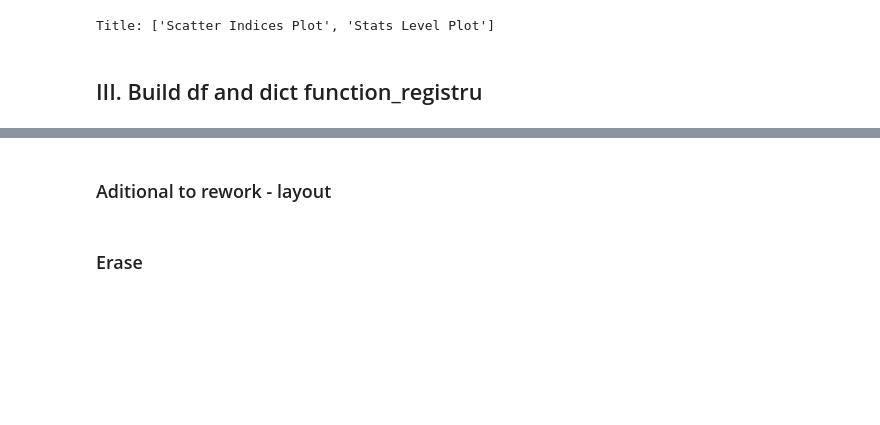
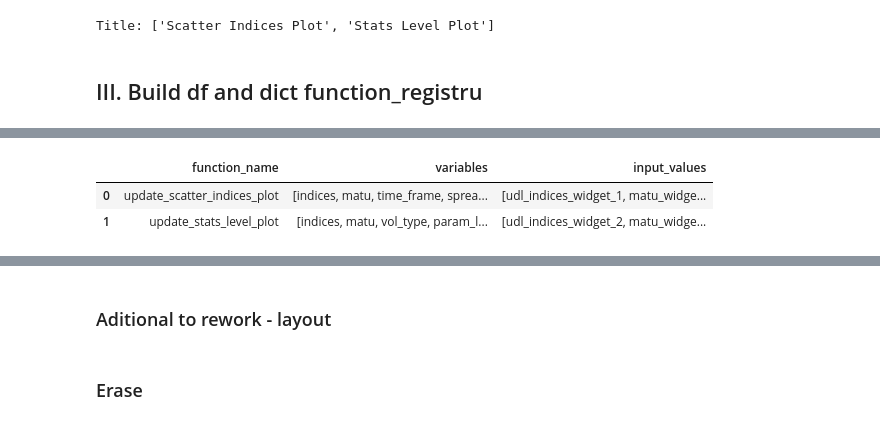
Before and after one commit to Aurelie-Dubost/xeu, a Jupyter notebook: ppt.ipynb, the cells around one changed output, grey strips where cells are left out. Drawn from its saved outputs; the diff is of its cells as text; code cells hidden in the pictures; blank space fills up the shorter version.

```diff
--- a/ppt.ipynb
+++ b/ppt.ipynb
@@ -448,0 +667,6 @@ def create_widget_groups():
+# %%
+df1
+# %% [output]
+|  | function_name | variables | input_values |
+| 0 | update_scatter_indices_plot | [indices, matu, time_frame, sprea... | [udl_indices_widget_1, matu_widge... |
+| 1 | update_stats_level_plot | [indices, matu, vol_type, param_l... | [udl_indices_widget_2, matu_widge... |
```
Also changed, not shown: parts of 46 cells of this notebook.
